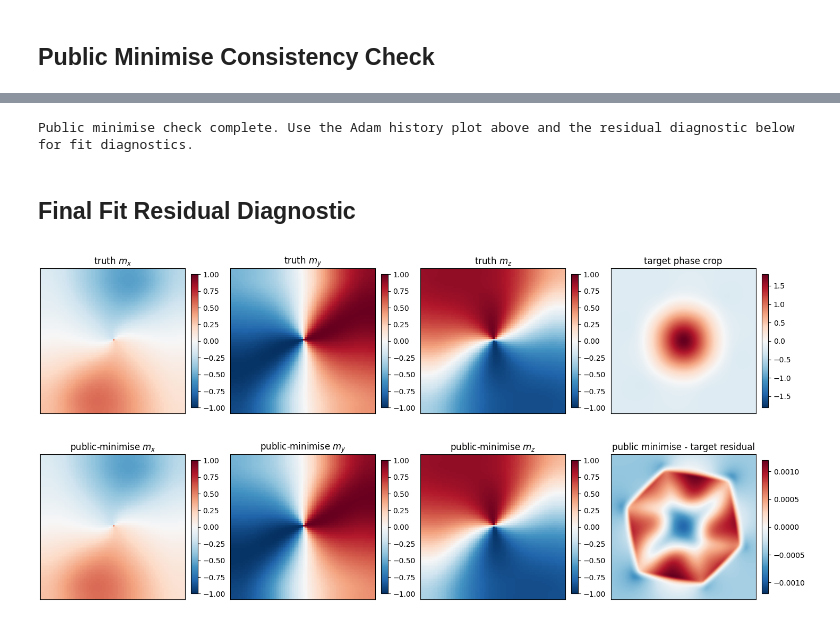
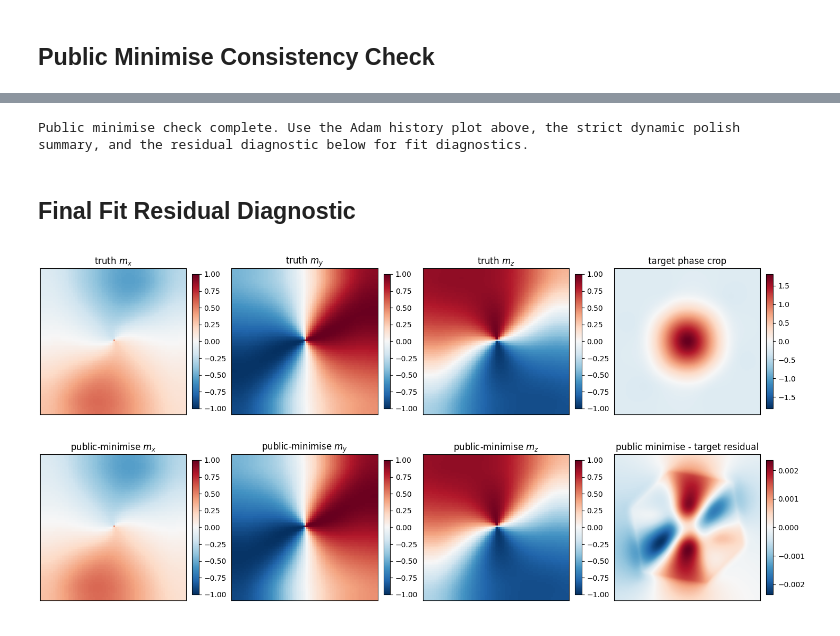
Before and after one commit to LiberTEM/LiberTEM-holo, a Jupyter notebook: notebooks/MBIR/neuralmag_cube_surface_fit.ipynb, the cells around one changed output, grey strips where cells are left out. Cells and saved outputs as stored; diff of their text form; code cells hidden in the pictures.

```diff
--- a/notebooks/MBIR/neuralmag_cube_surface_fit.ipynb
+++ b/notebooks/MBIR/neuralmag_cube_surface_fit.ipynb
@@ -1779,4 +1547,23 @@ The production fit keeps the current Adam path for now. The benchmark and shooto
 # %%
+fit_run_config = {
+    "adam_steps": int(adam_steps),
+    "adam_learning_rate": float(adam_learning_rate),
+    "adam_final_learning_rate": float(adam_final_learning_rate),
+    "adam_decay_steps": int(adam_decay_steps),
+    "fit_inner_tol": float(fit_inner_tol),
+    "fit_dynamic_max_iter": int(fit_dynamic_max_iter),
+}
+
+adam_learning_rate_schedule = optax.cosine_decay_schedule(
+    init_value=adam_learning_rate,
+    decay_steps=adam_decay_steps,
+    alpha=adam_final_learning_rate / adam_learning_rate,
+)
+print(
+    f"Adam schedule: cosine decay from {adam_learning_rate:g} to "
+    f"{adam_final_learning_rate:g} over {adam_decay_steps} decay steps"
+)
+
 started = time.perf_counter()
 warmup_loss, warmup_grad = implicit_loss_value_and_grad(theta0)
 jax.block_until_ready(warmup_loss)
@@ -1785,26 +1572,37 @@ warmup_elapsed_s = time.perf_counter() - started
 
 fit_result = run_implicit_optimizer(
     theta0,
-    optax.adam(0.003),
+    optax.adam(adam_learning_rate_schedule),
     name="Tangent-CG Adam",
-    steps=450,
+    steps=adam_steps,
     log_every=adam_log_every,
     early_stopping_patience=adam_early_stopping_patience,
     early_stopping_min_delta=adam_early_stopping_min_delta,
 )
 fit_result["warmup_elapsed_s"] = warmup_elapsed_s
+fit_result["run_config"] = fit_run_config
+fit_result_selected = fit_result
 if fit_result["status"] != "ok":
     raise RuntimeError(f"Tangent-CG Adam failed: {fit_result['error']}")
 if not np.isfinite(fit_result["loss"]):
     raise RuntimeError("Tangent-CG Adam produced a non-finite final loss.")
+if not fit_result["inner_converged"]:
+    raise RuntimeError(
+        "Tangent-CG Adam ended with a non-converged inner dynamic solve. "
+        f"max_g={fit_result['inner_max_g']:.6g}, n_iter={fit_result['inner_n_iter']:,}"
+    )
 print(
     f"Final tangent-CG implicit Adam fit: "
     f"width={fit_result['width_nm']:.4g} nm, "
     f"surface Ms={fit_result['surface_msat_a_per_m'] / 1e3:.4g} kA/m, "
     f"RMS={fit_result['loss']:.6g} rad"
- )
+)
+print(
+    f"Final inner solve: converged={fit_result['inner_converged']}, "
+    f"n_iter={fit_result['inner_n_iter']:,}, max_g={fit_result['inner_max_g']:.6g}"
+)
 print(
     f"Warmup: {fit_result['warmup_elapsed_s']:.2f} s, optimize: {fit_result['optimizer_elapsed_s']:.2f} s, "
     f"stop_reason={fit_result['stop_reason']}, best_step={fit_result['best_step'] + 1}"
- )
+)
 # %% [output]
@@ -1927,46 +1768,46 @@ Recovered Msat error: +8.46 kA/m
 # %%
 print(
     "Public minimise check complete. "
-    "Use the Adam history plot above and the residual diagnostic below for fit diagnostics."
+    "Use the Adam history plot above, the strict dynamic polish summary, and the residual diagnostic below for fit diagnostics."
 )
 # %% [output]
-Public minimise check complete. Use the Adam history plot above and the residual diagnostic below for fit diagnostics.
+Public minimise check complete. Use the Adam history plot above, the strict dynamic polish summary, and the residual diagnostic below for fit diagnostics.
 # %% [markdown]
 ## Final Fit Residual Diagnostic
 # %%
-target_crop_centered = target_phase_crop - target_phase_crop.mean()
-public_phase_crop_centered = public_phase_crop - public_phase_crop.mean()
-public_residual_crop = public_phase_crop_centered - target_crop_centered
+target_crop_centered = center_np(target_phase_crop)
+public_phase_crop_centered = center_np(public_phase_crop)
+public_residual_crop = mean_subtracted_residual_np(public_phase_crop, target_phase_crop)
 public_phase_lim = max(np.max(np.abs(target_crop_centered)), np.max(np.abs(public_phase_crop_centered)), 1e-12)
 public_resid_lim = max(np.max(np.abs(public_residual_crop)), 1e-12)
 
 fig, axs = plt.subplots(2, 4, figsize=(14.5, 7.0), constrained_layout=True)
 mid = n // 2
 for ax, image, title in [
     (axs[0, 0], truth_m_cell[:, :, mid, 0].T, "truth $m_x$"),
     (axs[0, 1], truth_m_cell[:, :, mid, 1].T, "truth $m_y$"),
     (axs[0, 2], truth_m_cell[:, :, mid, 2].T, "truth $m_z$"),
     (axs[1, 0], public_m_cell[:, :, mid, 0].T, "public-minimise $m_x$"),
     (axs[1, 1], public_m_cell[:, :, mid, 1].T, "public-minimise $m_y$"),
     (axs[1, 2], public_m_cell[:, :, mid, 2].T, "public-minimise $m_z$"),
 ]:
     im = ax.imshow(image, cmap="RdBu_r", vmin=-1.0, vmax=1.0)
     ax.set_title(title)
     ax.set_xticks([])
     ax.set_yticks([])
     fig.colorbar(im, ax=ax, fraction=0.046, pad=0.04)
 
 im = axs[0, 3].imshow(target_crop_centered, cmap="RdBu_r", vmin=-public_phase_lim, vmax=public_phase_lim)
 axs[0, 3].set_title("target phase crop")
 axs[0, 3].set_xticks([])
 axs[0, 3].set_yticks([])
 fig.colorbar(im, ax=axs[0, 3], fraction=0.046, pad=0.04)
 
 im = axs[1, 3].imshow(public_residual_crop, cmap="RdBu_r", vmin=-public_resid_lim, vmax=public_resid_lim)
 axs[1, 3].set_title("public minimise - target residual")
 axs[1, 3].set_xticks([])
 axs[1, 3].set_yticks([])
 fig.colorbar(im, ax=axs[1, 3], fraction=0.046, pad=0.04)
 plt.show()
 # %% [output]
-[figure, old version]
+[figure, new version]
```
Also changed, not shown: parts of 16 cells of this notebook, 24 other files.
